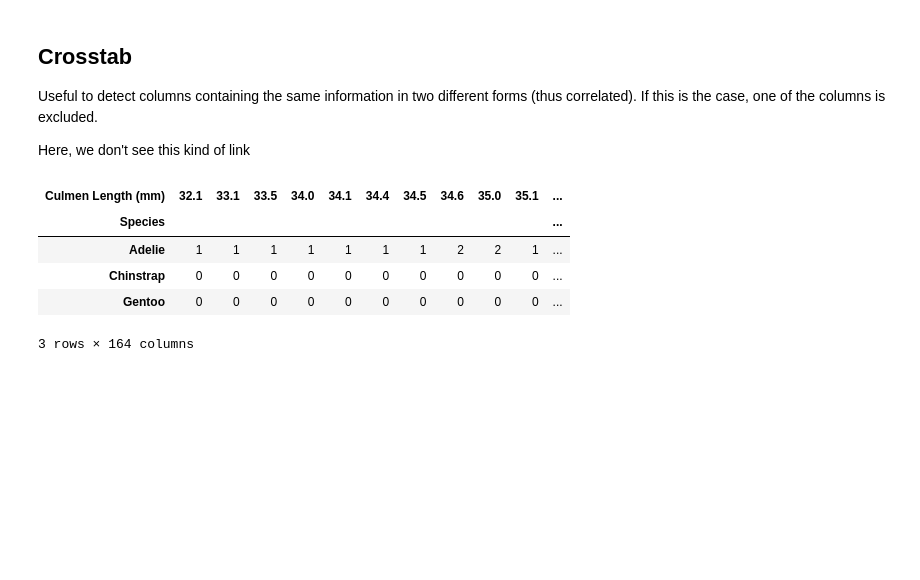
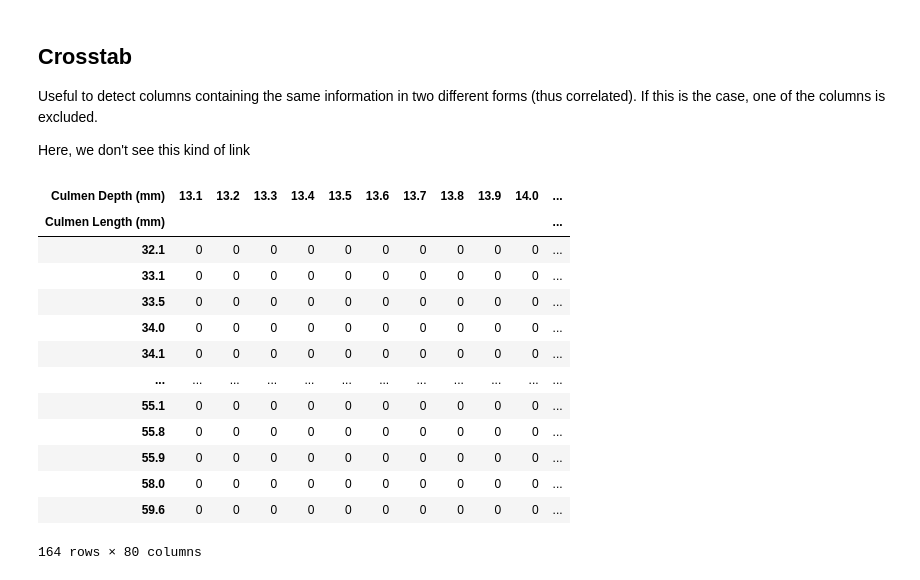
Before and after one commit to CecileGallioz/blog, a Jupyter notebook: _notebooks/2021-05-20-DataAnalyse.ipynb, the cells around one changed output. Drawn from its saved outputs; the diff is of its cells as text; code cells hidden in the pictures; blank space fills up the shorter version.

```diff
--- a/_notebooks/2021-05-20-DataAnalyse.ipynb
+++ b/_notebooks/2021-05-20-DataAnalyse.ipynb
@@ -125,12 +125,20 @@ Useful to detect columns containing the same information in two different forms
 
 Here, we don't see this kind of link
 # %%
-pd.crosstab(index=myDataFrame[target_column],
-            columns=myDataFrame[numerical_columns[0]])
+pd.crosstab(index=myDataFrame[numerical_columns[0]],
+            columns=myDataFrame[numerical_columns[1]])
 # %% [output]
-| Culmen Length (mm) | 32.1 | 33.1 | 33.5 | 34.0 | 34.1 | 34.4 | 34.5 | 34.6 | 35.0 | 35.1 | ... |
-| Species |  |  |  |  |  |  |  |  |  |  | ... |
-| Adelie | 1 | 1 | 1 | 1 | 1 | 1 | 1 | 2 | 2 | 1 | ... |
-| Chinstrap | 0 | 0 | 0 | 0 | 0 | 0 | 0 | 0 | 0 | 0 | ... |
-| Gentoo | 0 | 0 | 0 | 0 | 0 | 0 | 0 | 0 | 0 | 0 | ... |
+| Culmen Depth (mm) | 13.1 | 13.2 | 13.3 | 13.4 | 13.5 | 13.6 | 13.7 | 13.8 | 13.9 | 14.0 | ... |
+| Culmen Length (mm) |  |  |  |  |  |  |  |  |  |  | ... |
+| 32.1 | 0 | 0 | 0 | 0 | 0 | 0 | 0 | 0 | 0 | 0 | ... |
+| 33.1 | 0 | 0 | 0 | 0 | 0 | 0 | 0 | 0 | 0 | 0 | ... |
+| 33.5 | 0 | 0 | 0 | 0 | 0 | 0 | 0 | 0 | 0 | 0 | ... |
+| 34.0 | 0 | 0 | 0 | 0 | 0 | 0 | 0 | 0 | 0 | 0 | ... |
+| 34.1 | 0 | 0 | 0 | 0 | 0 | 0 | 0 | 0 | 0 | 0 | ... |
+| ... | ... | ... | ... | ... | ... | ... | ... | ... | ... | ... | ... |
+| 55.1 | 0 | 0 | 0 | 0 | 0 | 0 | 0 | 0 | 0 | 0 | ... |
+| 55.8 | 0 | 0 | 0 | 0 | 0 | 0 | 0 | 0 | 0 | 0 | ... |
+| 55.9 | 0 | 0 | 0 | 0 | 0 | 0 | 0 | 0 | 0 | 0 | ... |
+| 58.0 | 0 | 0 | 0 | 0 | 0 | 0 | 0 | 0 | 0 | 0 | ... |
+| 59.6 | 0 | 0 | 0 | 0 | 0 | 0 | 0 | 0 | 0 | 0 | ... |
-3 rows × 164 columns
+164 rows × 80 columns
```
